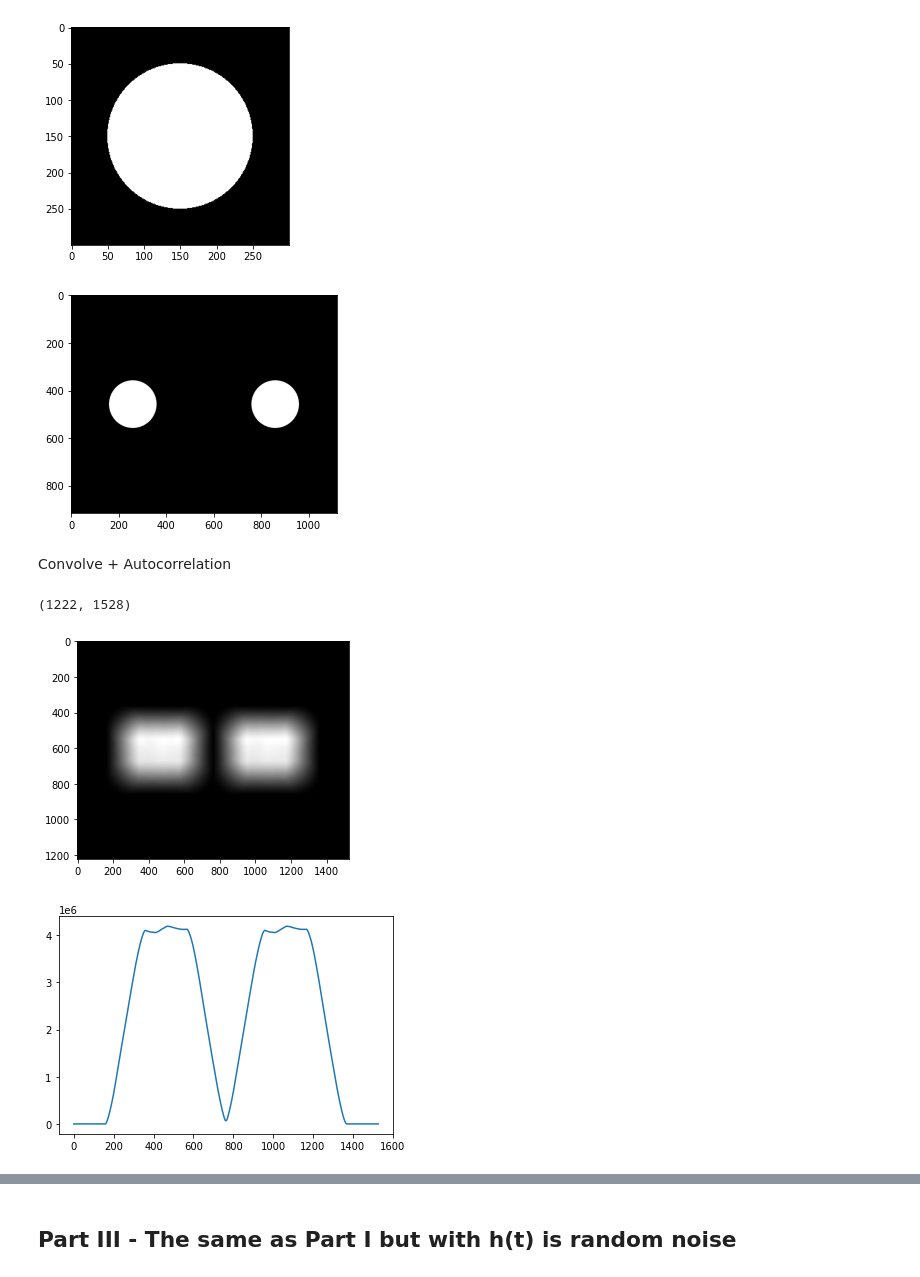
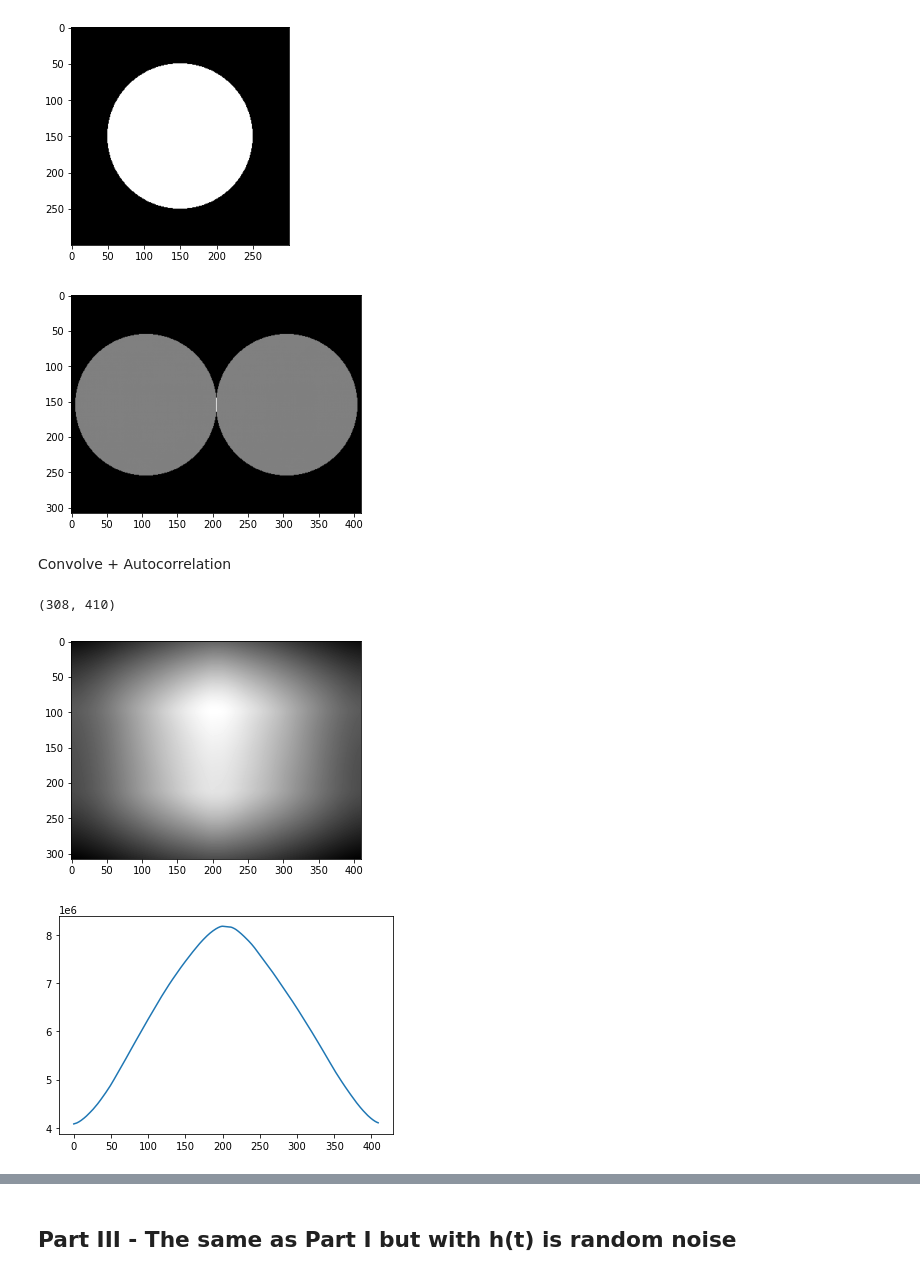
Before and after one commit to olivierleblanc/diffusercam, a Jupyter notebook: bernat/autocorrelation02.ipynb, the cells around one changed output, grey strips where cells are left out. Saved outputs shown, nothing was run; the diff lists cells and outputs as text; code cells hidden in the pictures.

```diff
--- a/bernat/autocorrelation02.ipynb
+++ b/bernat/autocorrelation02.ipynb
@@ -52,8 +52,8 @@ def sources_s(dist,sx,sy):
     output[math.floor(sy/2),math.floor((sx-1)/2+dist)]=1 #Sets to 1 a position at distance +dist respect to the center
     return output
 
-d0=300
-x=sources_s(d0,2*size_x,2*size_y)
+d0=100
+x=sources_s(d0,size_x,size_y)
 
 plt.imshow(x)
 plt.show()
@@ -124,16 +119,16 @@ plt.show()
 # %% [output]
 [figure]
 # %%
-disks2 = signal.fftconvolve(x, disks1, mode='full')
+disks2 = signal.fftconvolve(x, disks1, mode='same')
 
 plt.imshow(disks2, cmap='gray')
 plt.show()
 # %% [output]
-[figure, old version]
+[figure, new version]
 # %% [markdown]
 Convolve + Autocorrelation
 # %%
-y=signal.fftconvolve(disks2,h,mode='full')
+y=signal.fftconvolve(disks2,h,mode='same')
 
 # Plotting
 print(y.shape)
@@ -141,10 +136,10 @@ print(y.shape)
 plt.imshow(y, cmap='gray')
 plt.show()
 
-plt.plot(y[600,:])
+plt.plot(y[150,:])
 plt.show()
 # %% [output]
-(1222, 1528)
+(308, 410)
-[figure, old version]
+[figure, new version]
-[figure, old version]
+[figure, new version]
 # %%
```
Also changed, not shown: parts of 7 cells of this notebook, 2 other files.
